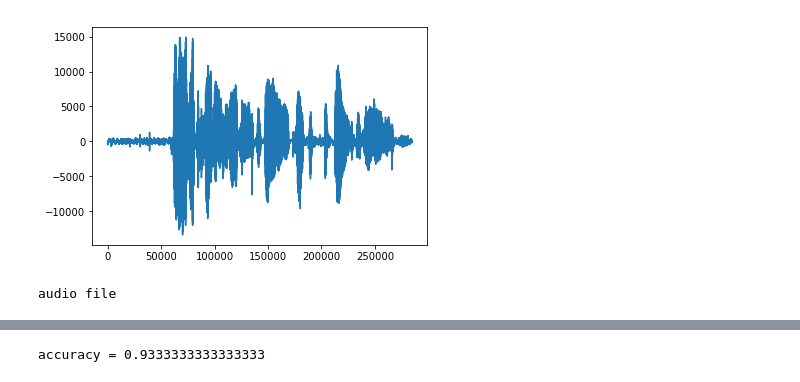
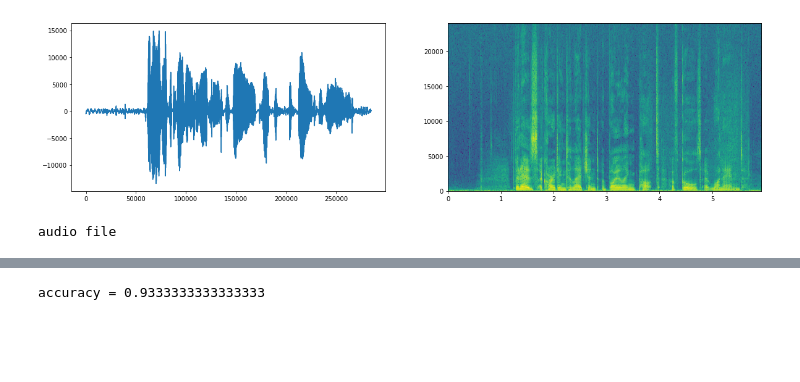
Before and after one commit to mgelsm/accent_classification, a Jupyter notebook: accent_classification.ipynb, the cells around one changed output, grey strips where cells are left out. Drawn from its saved outputs; the diff is of its cells as text; code cells hidden in the pictures; blank space fills up the shorter version.

```diff
--- a/accent_classification.ipynb
+++ b/accent_classification.ipynb
@@ -105,13 +95,15 @@ def silence_remover(sig, fs, threshold):
 # %%
-filename = '/Users/malogrisard/swisscom_prjct/p262/wav/p262_009.wav'
+filename = './p262/wav/p262_009.wav'
 f_s, sig = wav.read(filename)
-mfcc = speechpy.mfcc(sig,f_s).T
-mfcc.shape
+plt.figure(figsize=(20,5))
+plt.subplot(121)
 plt.plot(sig)
+plt.subplot(122)
+plt.specgram(sig, NFFT=512, Fs=f_s)
 plt.show()
 print('audio file')
 display(Audio(data=sig, rate=f_s))
 # %% [output]
-[figure, old version]
+[figure, new version]
 audio file
 [interactive output not drawn]
```
Also changed, not shown: parts of 13 cells of this notebook.
